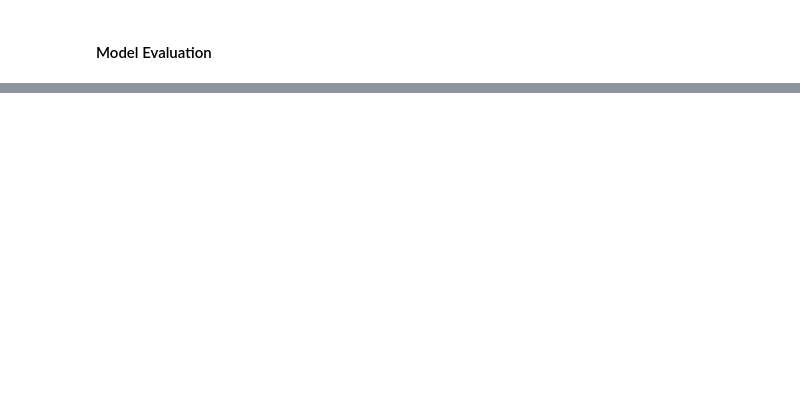
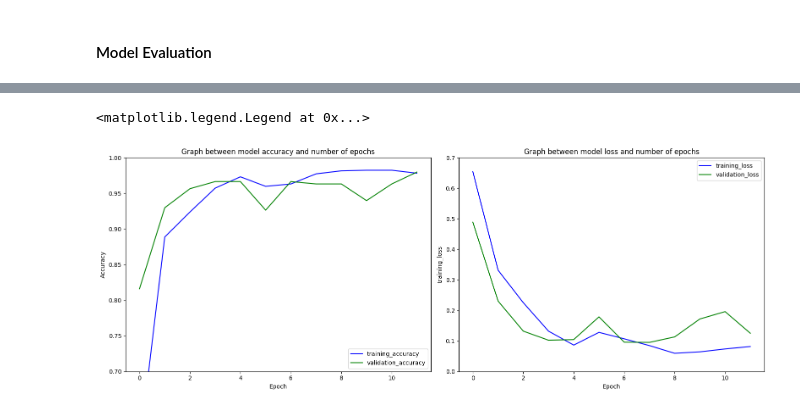
Before and after one commit to Sunpreet29/Projects, a Jupyter notebook: Spam Detection/spam_detection.ipynb, the cells around one changed output, grey strips where cells are left out. Drawn from its saved outputs; the diff is of its cells as text; code cells hidden in the pictures; blank space fills up the shorter version.

```diff
--- a/Spam Detection/spam_detection.ipynb
+++ b/Spam Detection/spam_detection.ipynb
@@ -325,0 +330,12 @@ plt.show()
+# %%
+# Define parameters
+n_lstm = 128
+drop_lstm = 0.2
+
+# Define LSTM Model
+model2 = Sequential()
+model2.add(Embedding(vocab_size, embedding_dim, input_length=max_len))
+model2.add(SpatialDropout1D(drop_lstm))
+model2.add(LSTM(n_lstm, return_sequences=False))
+model2.add(Dropout(drop_lstm))
+model2.add(Dense(1, activation='sigmoid'))
@@ -325,0 +367,2 @@ plt.show()
+# %%
+model2.compile(loss = 'binary_crossentropy', optimizer = 'adam' , metrics = ['accuracy'])
@@ -325,0 +371,9 @@ plt.show()
+# %%
+num_epochs = 40
+early_stop = EarlyStopping(monitor='val_loss', patience=4)
+history2 = model2.fit(training_padded,
+                    y_train,
+                    epochs=num_epochs,
+                    validation_data=(testing_padded, y_test),
+                    callbacks =[early_stop],
+                    verbose=2)
@@ -325,0 +398,24 @@ plt.show()
+# %%
+plt.rcParams["figure.figsize"] = [16,6]
+plt.rcParams["figure.autolayout"] = True
+
+ax1 = plt.subplot(1,2,1)
+ax1.plot(history2.history['accuracy'], label='training_accuracy', color='b')
+ax1.plot(history2.history['val_accuracy'], label='validation_accuracy', color='g')
+ax1.set_title("Graph between model accuracy and number of epochs")
+ax1.set_ylim(0.7, 1)
+ax1.set_xlabel('Epoch')
+ax1.set_ylabel('Accuracy')
+ax1.legend(loc="lower right")
+
+ax2 = plt.subplot(1,2,2)
+ax2.plot(history2.history['loss'], label='training_loss', color='b')
+ax2.plot(history2.history['val_loss'], label='validation_loss', color='g')
+ax2.set_title("Graph between model loss and number of epochs")
+ax2.set_ylim(0, 0.7)
+ax2.set_xlabel('Epoch')
+ax2.set_ylabel('training_loss')
+ax2.legend(loc="upper right")
+# %% [output]
+<matplotlib.legend.Legend at 0x...>
+[figure, added]
```
Also changed, not shown: parts of 18 cells of this notebook.
